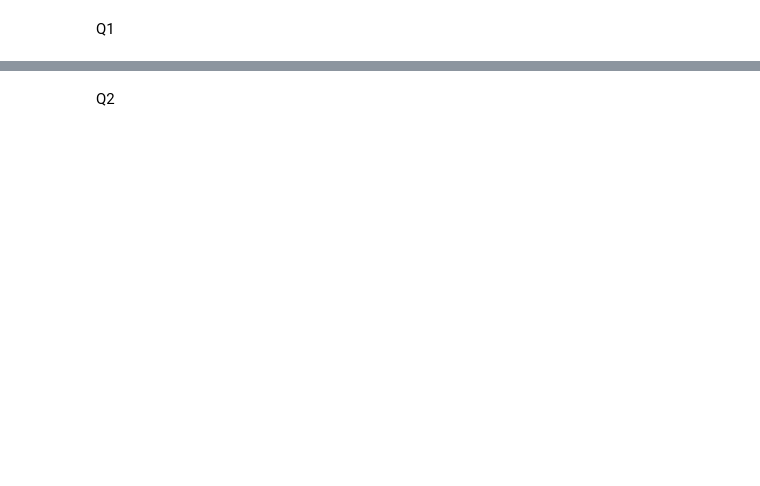
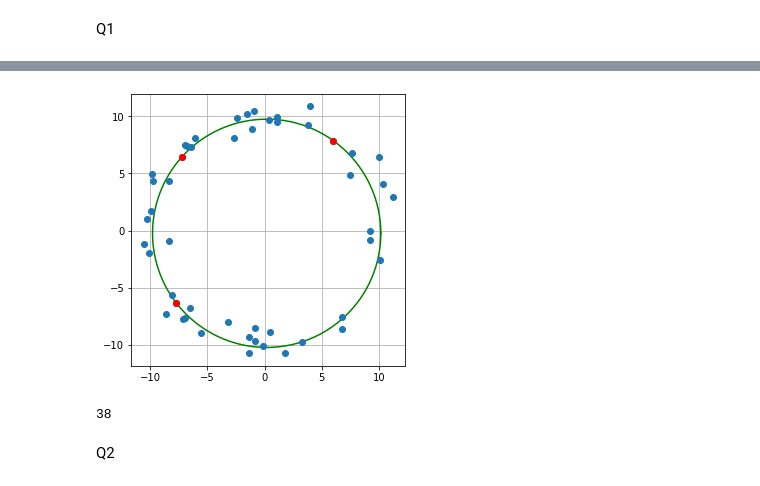
Before and after one commit to ThilankaMORA/image-processing, a Jupyter notebook: assignment 2.ipynb, the cells around one changed output, grey strips where cells are left out. Cells and saved outputs as stored; diff of their text form; code cells hidden in the pictures; blank space fills up the shorter version.

```diff
--- a/assignment 2.ipynb
+++ b/assignment 2.ipynb
@@ -58,3 +81,38 @@ def findCircle(x1, y1, x2, y2, x3, y3) :
+# %%
+x=X[:50,0]
+y=X[:50,1]
+rnsc = []
+max_inliers = 0
+inlier_set = []
+
+for i in range(total_points):
+
+    p1, p2, p3 = random_numgen(total_points)
+    inliers = 0
+
+    x0, y0, rad = findCircle(x[p1],y[p1],x[p2],y[p2],x[p3],y[p3])
+
+    inlier_set = []
+    for j in range(total_points):
+        d = DisToPoint(x0,y0,rad,x[j],y[j])
+        if d<1:
+            inliers+=1
+            inlier_set.append([x[j],y[j]])
+
+
+    outliers = total_points - inliers
+
+    if inliers > max_inliers:
+        rnsc = [p1,p2,p3]
+        max_inliers = inliers
+        rnsc_center_x, rnsc_center_y, rnsc_rad = x0, y0, rad
+        rnsc_set = inlier_set
+
+PlotCircle(rnsc_center_x,rnsc_center_y,rnsc_rad,[x[rnsc[0]],x[rnsc[1]],x[rnsc[2]]],[y[rnsc[0]],y[rnsc[1]],y[rnsc[2]]])
+print(max_inliers)
+# %% [output]
+[figure, added]
+38
 # %% [markdown]
 Q2
 # %%
```
Also changed, not shown: parts of 3 cells of this notebook.
